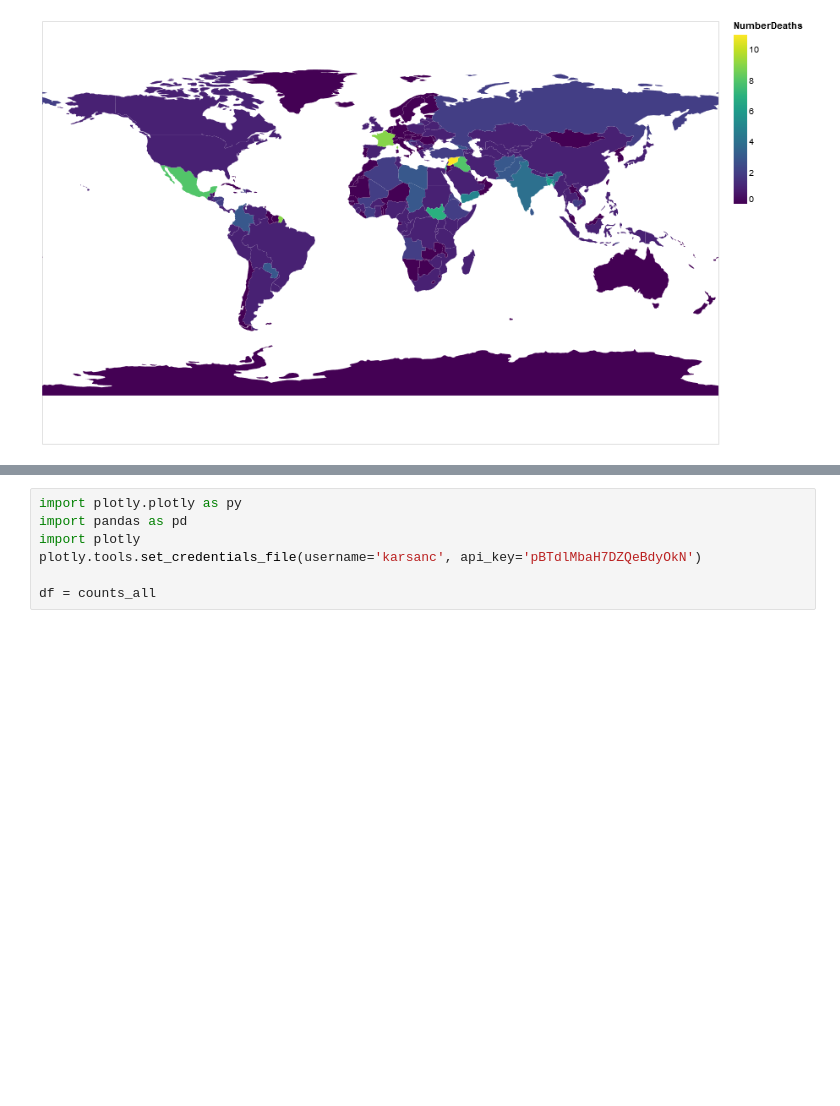
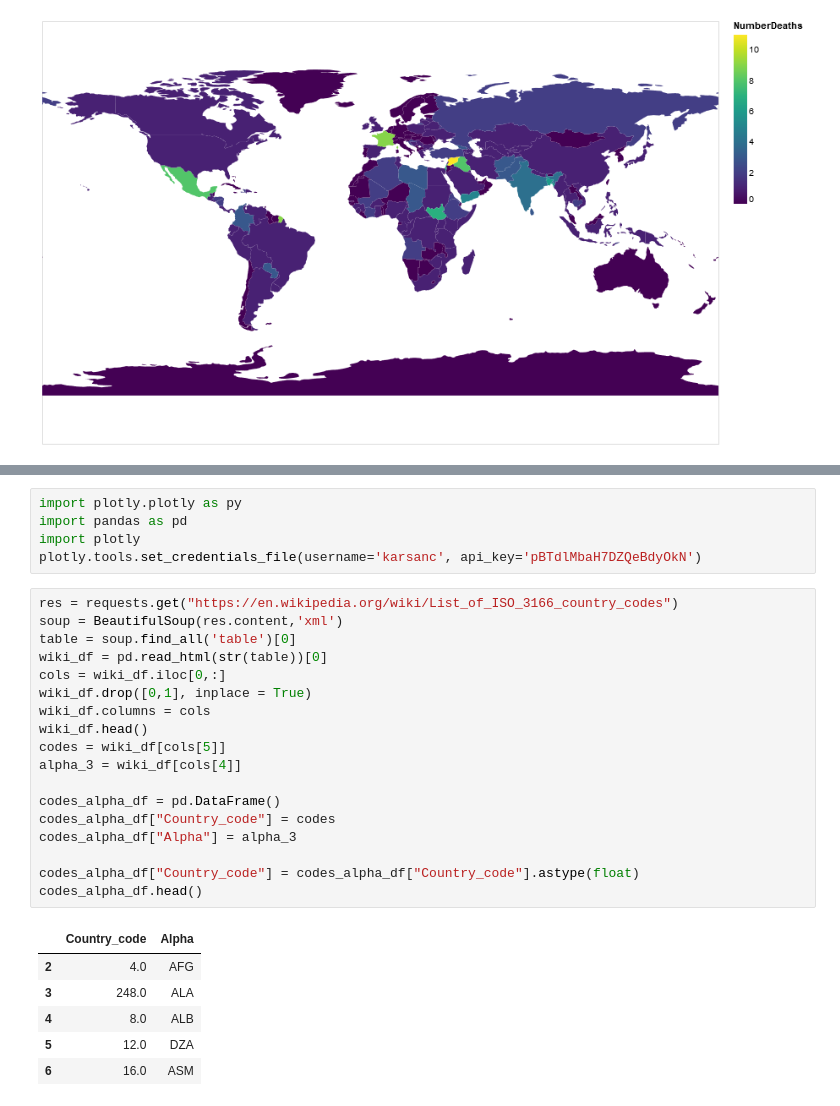
Before and after one commit to seashiva94/data_viz_project, a Jupyter notebook: mapColor.ipynb, the cells around one changed output, grey strips where cells are left out. Saved outputs shown, nothing was run; the diff lists cells and outputs as text; blank space fills up the shorter version.

```diff
--- a/mapColor.ipynb
+++ b/mapColor.ipynb
@@ -134,5 +156,28 @@ import plotly.plotly as py
 import pandas as pd
 import plotly
 plotly.tools.set_credentials_file(username='karsanc', api_key='pBTdlMbaH7DZQeBdyOkN')
-
-df = counts_all
+# %%
+res = requests.get("https://en.wikipedia.org/wiki/List_of_ISO_3166_country_codes")
+soup = BeautifulSoup(res.content,'xml')
+table = soup.find_all('table')[0]
+wiki_df = pd.read_html(str(table))[0]
+cols = wiki_df.iloc[0,:]
+wiki_df.drop([0,1], inplace = True)
+wiki_df.columns = cols
+wiki_df.head()
+codes = wiki_df[cols[5]]
+alpha_3 = wiki_df[cols[4]]
+
+codes_alpha_df = pd.DataFrame()
+codes_alpha_df["Country_code"] = codes
+codes_alpha_df["Alpha"] = alpha_3
+
+codes_alpha_df["Country_code"] = codes_alpha_df["Country_code"].astype(float)
+codes_alpha_df.head()
+# %% [output]
+|  | Country_code | Alpha |
+| 2 | 4.0 | AFG |
+| 3 | 248.0 | ALA |
+| 4 | 8.0 | ALB |
+| 5 | 12.0 | DZA |
+| 6 | 16.0 | ASM |
```
Also changed, not shown: parts of 9 cells of this notebook.
